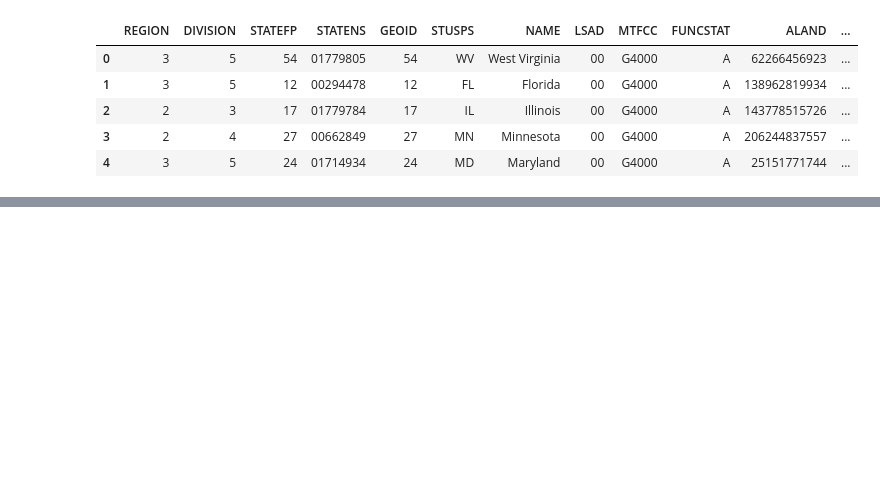
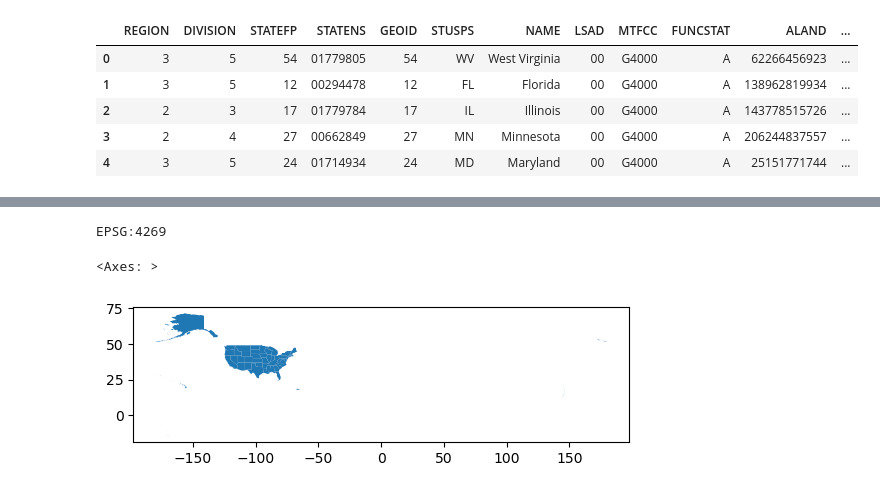
Before and after one commit to IIDonaji/EDS2020-2025-in-class, a Jupyter notebook: week5-code-streamlining.ipynb, the cells around one changed output, grey strips where cells are left out. Saved outputs shown, nothing was run; the diff lists cells and outputs as text; code cells hidden in the pictures; blank space fills up the shorter version.

```diff
--- a/week5-code-streamlining.ipynb
+++ b/week5-code-streamlining.ipynb
@@ -28,3 +42,11 @@ states.head()
 | 2 | 2 | 3 | 17 | 01779784 | 17 | IL | Illinois | 00 | G4000 | A | 143778515726 | ... |
 | 3 | 2 | 4 | 27 | 00662849 | 27 | MN | Minnesota | 00 | G4000 | A | 206244837557 | ... |
 | 4 | 3 | 5 | 24 | 01714934 | 24 | MD | Maryland | 00 | G4000 | A | 25151771744 | ... |
+# %%
+# Simpify column names
+states.columns = states.columns.str.lower()
+
+# Drop first column
+#power_plants = power_plants.drop(columns='unnamed: 0')
+
+power_plants.head(3)
@@ -30,0 +136,7 @@ states.head()
+# %%
+print(states.crs)
+states.plot()
+# %% [output]
+EPSG:4269
+<Axes: >
+[figure, added]
```
Also changed, not shown: parts of 24 cells of this notebook.
